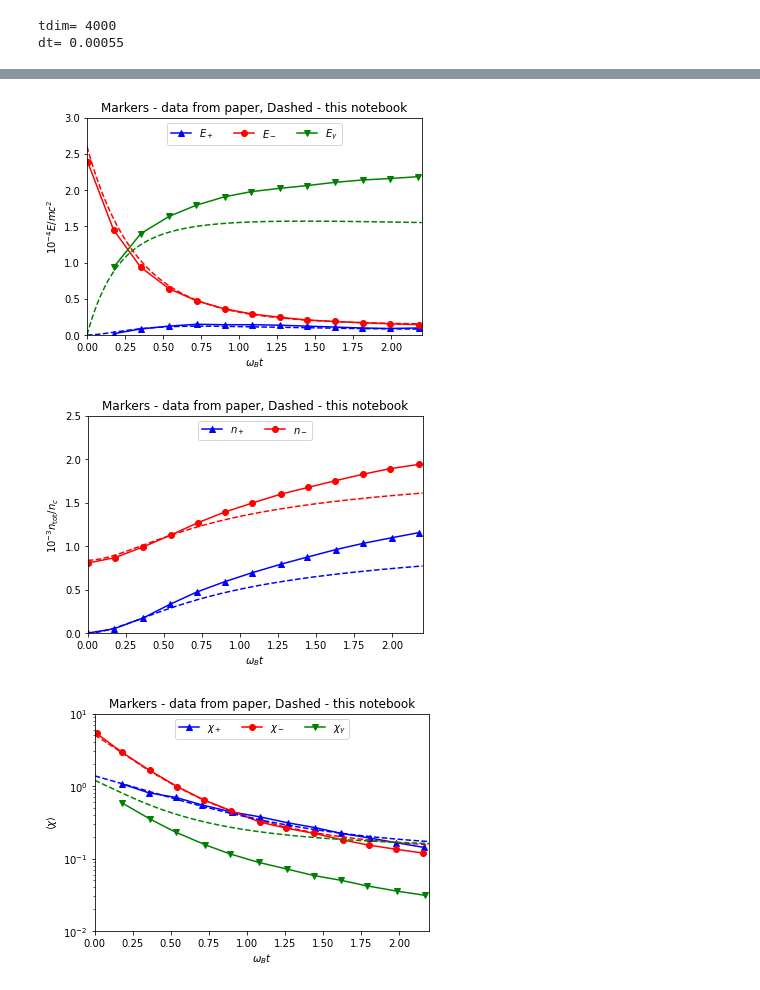
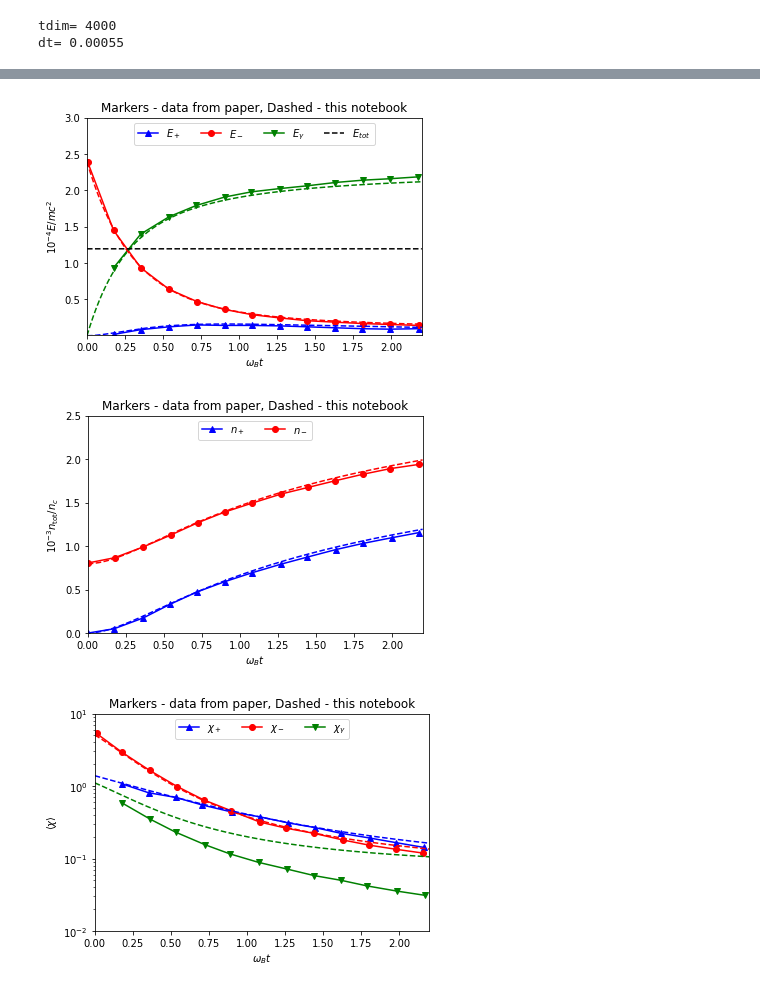
Before and after one commit to RePlasma/Lobet_2016_J._Phys.-_Conf._Ser._688_012058, a Jupyter notebook: Lobet_2016_J._Phys. _Conf._Ser._688_012058.ipynb, the cells around one changed output, grey strips where cells are left out. Drawn from its saved outputs; the diff is of its cells as text; code cells hidden in the pictures.

Commit message:
correct nBW factor of 2, better agreement with paper

```diff
--- a/Lobet_2016_J._Phys. _Conf._Ser._688_012058.ipynb
+++ b/Lobet_2016_J._Phys. _Conf._Ser._688_012058.ipynb
@@ -227,6 +224,7 @@ plt.show()
 yn = np.zeros(3*gmdim)
 gm0 = 3000 #[] initial electron energy
 yn[np.abs(gmlst-gm0).argmin()] = 1 # Dirac
+
 #for i in range(gmdim): yn[i] = np.exp( -0.5*(gmlst[i]-gm0)**2/(1*dgm)**2 )
 
 # for each time step
@@ -247,6 +245,10 @@ for t in tqdm(range(1,tdim)):
     k3 = dfdt(yn+dt*k2/2)
     k4 = dfdt(yn+dt*k3)
     yn = yn + dt/6 * (k1 + 2*k2 + 2*k3 + k4) # RK4
+    """
+    k1 = dfdt(yn)
+    yn = yn + dt*k1 # Euler
+    """
     yn[yn<=0] = 0
     #yn[np.isnan(yn)] = 0
 
@@ -282,57 +284,62 @@ plt.plot(Fig1a_Ep[0], Fig1a_Ep[1], 'b^-', label=r'$E_+$')
 plt.plot(Fig1a_Ee[0], Fig1a_Ee[1], 'ro-', label=r'$E_-$')
 plt.plot(Fig1a_Eg[0], Fig1a_Eg[1], 'gv-', label=r'$E_\gamma$')
 # this notebook
-mulC = 2.4e-5
+
+# multiplicative constant for comparison with paper, because of ambiguity with initial electron charge
+mulC = Fig1a_Ee[1][0]/Energydumps_e[0]
+
 plt.plot(tlst,Energydumps_p*mulC,'--b')
 plt.plot(tlst,Energydumps_e*mulC,'--r')
 plt.plot(tlst,Energydumps_g*mulC,'--g')
+plt.plot(tlst,0.5*(Energydumps_g+Energydumps_e+Energydumps_p)*mulC,'--k', label=r'$E_{tot}$')
 #
 plt.title('Markers - data from paper, Dashed - this notebook')
 plt.xlabel(r'$\omega_B t$')
 plt.ylabel(r'$10^{-4} E/mc^2$')
+#plt.yscale('log')
 plt.xlim([0,2.2])
-plt.ylim([0,3])
-plt.legend(loc='upper center', ncol=3)
+plt.ylim([0.01,3])
+plt.legend(loc='upper center', ncol=4)
 plt.show()
 
 
 # Fig 1 b
+# the same multiplicative constant as before is used for the density or particle numebr
 plt.plot(Fig1b_np[0], Fig1b_np[1], 'b^-', label=r'$n_+$')
 plt.plot(Fig1b_ne[0], Fig1b_ne[1], 'ro-', label=r'$n_-$')
 # this notebook
-mulC = 2.3e-2
-plt.plot(tlst,Numberdumps_e*mulC,'--r')
-plt.plot(tlst,Numberdumps_p*mulC,'--b')
+plt.plot(tlst, Numberdumps_e*mulC*1e3,'--r')
+plt.plot(tlst, Numberdumps_p*mulC*1e3,'--b')
 #
 plt.title('Markers - data from paper, Dashed - this notebook')
 plt.xlabel(r'$\omega_B t$')
 plt.ylabel(r'$10^{-3} n_\mathrm{tot}/n_c$')
 plt.xlim([0,2.2])
 plt.ylim([0,2.5])
 plt.legend(loc='upper center', ncol=3)
 plt.show()
 
 # Fig 1 c
 plt.plot(Fig1c_chip[0], Fig1c_chip[1], 'b^-', label=r'$\chi_+$')
 plt.plot(Fig1c_chie[0], Fig1c_chie[1], 'ro-', label=r'$\chi_-$')
 plt.plot(Fig1c_chig[0], Fig1c_chig[1], 'gv-', label=r'$\chi_\gamma$')
 #
 plt.plot(tlst[1:],Chidumps_e[1:],'--r')
 plt.plot(tlst[1:],Chidumps_p[1:],'--b')
 plt.plot(tlst[1:],Chidumps_g[1:],'--g')
 #
 plt.title('Markers - data from paper, Dashed - this notebook')
 plt.xlabel(r'$\omega_B t$')
 plt.ylabel(r'$\langle \chi \rangle$')
 plt.yscale('log')
 plt.xlim([0,2.2])
 plt.ylim([1e-2,1e1])
 plt.legend(loc='upper center', ncol=3)
 plt.show()
 # %% [output]
-[figure, old version]
+[figure, new version]
-[figure, old version]
+[figure, new version]
-[figure, old version]
+[figure, new version]
 # %%
 # energy distribution vs time
 fntsz = 15
```
Also changed, not shown: parts of 4 cells of this notebook.
